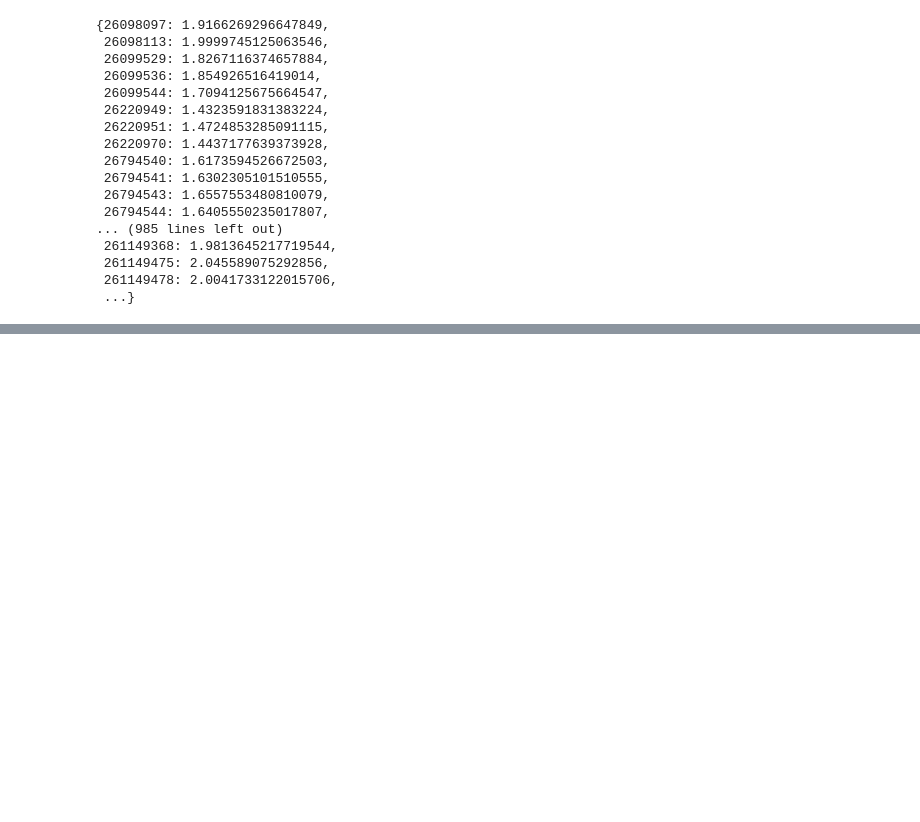
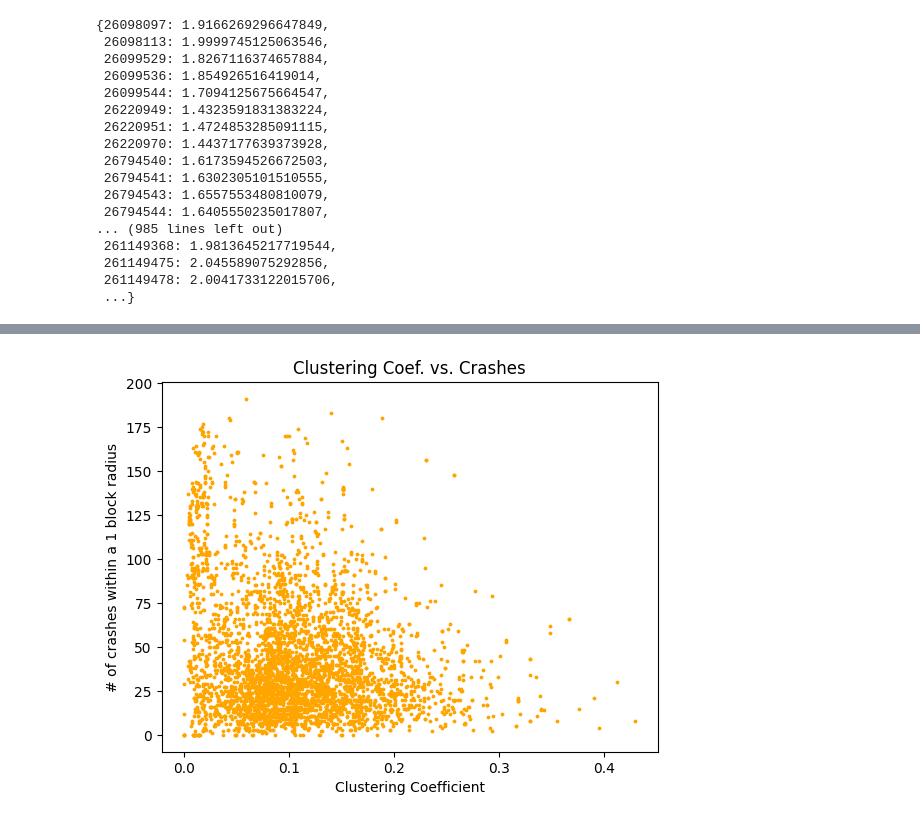
Before and after one commit to BlueOceanWave/CS579-Project-2, a Jupyter notebook: traffic-lights.ipynb, the cells around one changed output, grey strips where cells are left out. Saved outputs shown, nothing was run; the diff lists cells and outputs as text; code cells hidden in the pictures; blank space fills up the shorter version.

```diff
--- a/traffic-lights.ipynb
+++ b/traffic-lights.ipynb
@@ -298,0 +462,13 @@ Degree
+# %%
+plt.scatter(g_clustering, g_crashes, c='orange', s=3)
+
+# Add title and labels
+plt.title('Clustering Coef. vs. Crashes')
+plt.xlabel('Clustering Coefficient')
+plt.ylabel('# of crashes within a 1 block radius')
+
+# Show plot
+plt.savefig("Graphs/Clustering vs. Crash.png", dpi=1000)
+plt.show()
+# %% [output]
+[figure, added]
```
Also changed, not shown: parts of 28 cells of this notebook, 12 other files.
